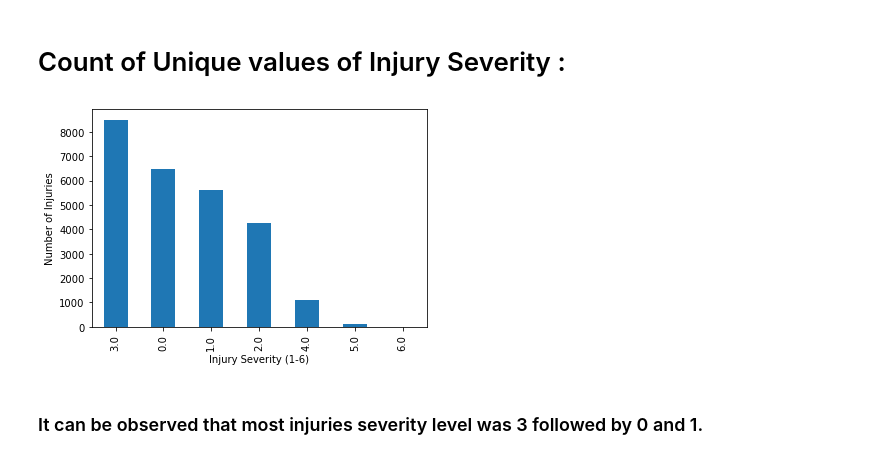
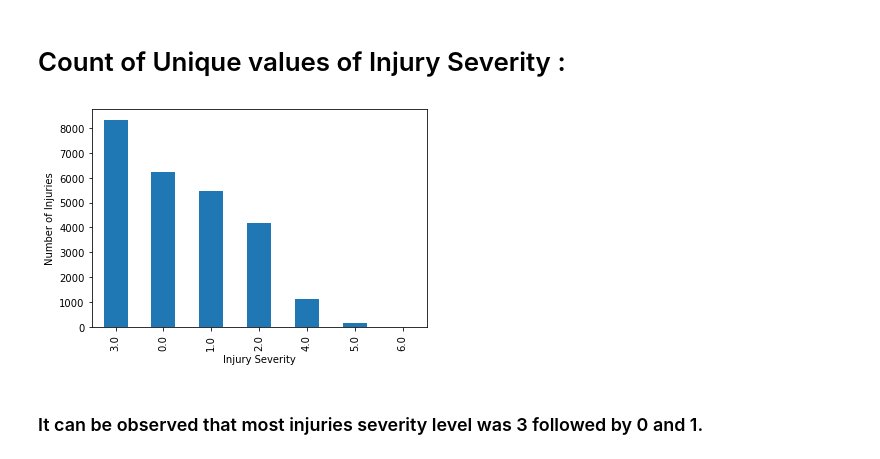
Before and after one commit to rajgabani/DAB-103-006-001, a Jupyter notebook: eda_project.ipynb, the cells around one changed output. Drawn from its saved outputs; the diff is of its cells as text; code cells hidden in the pictures.

```diff
--- a/eda_project.ipynb
+++ b/eda_project.ipynb
@@ -50,0 +58,2 @@ memory usage: 3.2+ MB
+# %%
+airdf.drop(['weight','caseid','deploy'], axis = 1, inplace = True)
@@ -50,0 +66,2 @@ memory usage: 3.2+ MB
+# %%
+airdf.rename(columns={'dvcat' : 'impact_speed', 'abcat':'airbag_deploy', 'yearacc' : 'accident_year', 'occRole' : 'occupant', 'yearVeh' : 'vehicle_year', 'ageOFocc' : 'occupant_age', 'injSeverity' : 'injury_level'}, inplace = True)
@@ -100,0 +197,2 @@ False
+# %%
+airdf.drop_duplicates(inplace=True)
@@ -138,12 +240,12 @@ array(['driver', 'pass'], dtype=object)
 # %% [markdown]
 # Count of Unique values of Injury Severity :
 # %%
-airdf['injSeverity'].value_counts().plot.bar()
-plt.xlabel('Injury Severity (1-6)')
+airdf['injury_level'].value_counts().plot.bar()
+plt.xlabel('Injury Severity')
 plt.ylabel('Number of Injuries')
 plt.show()
 # %% [output]
-[figure, old version]
+[figure, new version]
 # %% [markdown]
 ### It can be observed that most injuries severity level was 3 followed by 0 and 1.
 # %% [markdown]
```
Also changed, not shown: parts of 76 cells of this notebook, 1 other file.
